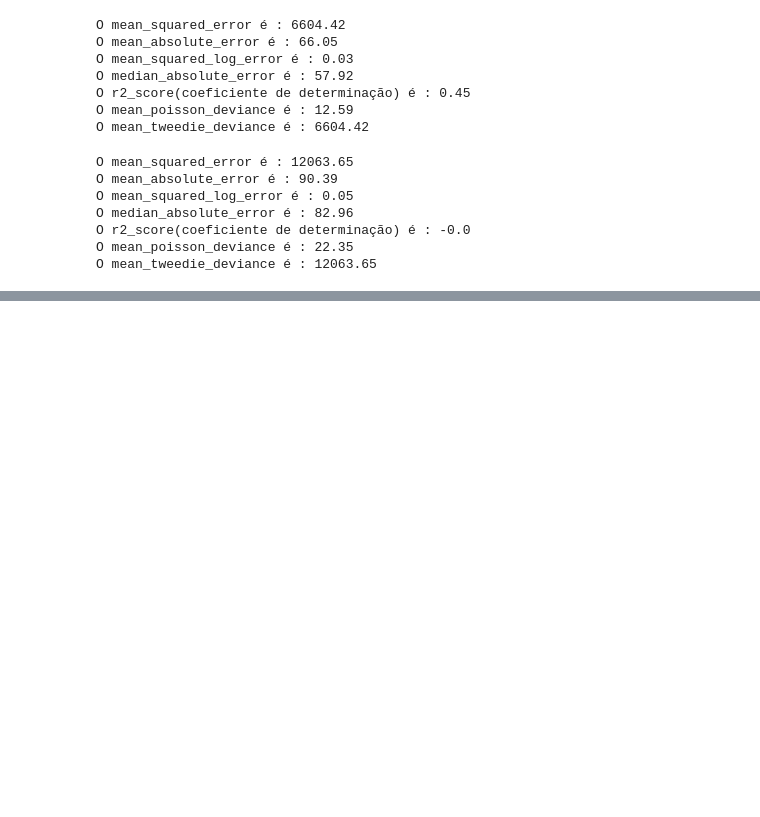
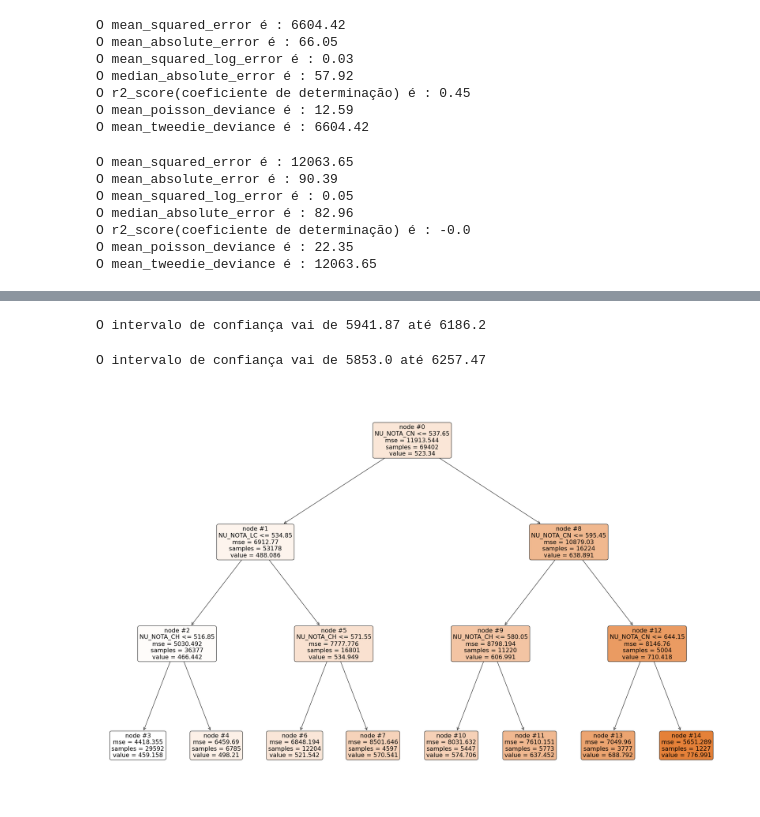
Before and after one commit to ClarisseAlvarenga/lives_twitch, a Jupyter notebook: Imersão_Alura_Dados_2_2020_Clarisse.ipynb, the cells around one changed output, grey strips where cells are left out. Saved outputs shown, nothing was run; the diff lists cells and outputs as text; code cells hidden in the pictures; blank space fills up the shorter version.

```diff
--- a/Imersão_Alura_Dados_2_2020_Clarisse.ipynb
+++ b/Imersão_Alura_Dados_2_2020_Clarisse.ipynb
@@ -1736,0 +1739,6 @@ O mean_tweedie_deviance é : 12063.65
+# %%
+#gerando o modelo
+modelo = LinearSVR(random_state=SEED)
+# %%
+#ajustando o modelo aos dados de treino
+modelo.fit(X_train, y_train)
@@ -1736,0 +1767,6 @@ O mean_tweedie_deviance é : 12063.65
+# %%
+#criando um novo modelo
+modelo_arvore = DecisionTreeRegressor(max_depth=3)
+# %%
+#ajustando o modelo aos dados de treino
+modelo_arvore.fit(X_train, y_train)
@@ -1736,0 +1864,13 @@ O mean_tweedie_deviance é : 12063.65
+# %%
+calcula_mse(cv)
+# %% [output]
+O intervalo de confiança vai de 5941.87 até 6186.2
+# %%
+#usando o numpy para setar a SEED, ele usa a SEED em tudo o que tiver na célula
+np.random.seed(SEED)
+#dividindo o dataset em partes e embaralhando as amostras
+partes = KFold(n_splits=10,shuffle=True)
+cv = cross_validate(modelo_arvore, X, y,scoring='neg_mean_squared_error', cv=partes)
+calcula_mse(cv)
+# %% [output]
+O intervalo de confiança vai de 5853.0 até 6257.47
@@ -1736,0 +1880,6 @@ O mean_tweedie_deviance é : 12063.65
+# %%
+plt.figure(figsize=(30,20))
+plot_tree(modelo_arvore, filled=True, node_ids=True,feature_names=X.columns, rounded=True );
+#verdadeiro para a esquerda / Falso para a direita
+# %% [output]
+[figure, added]
```
Also changed, not shown: parts of 63 cells of this notebook.
